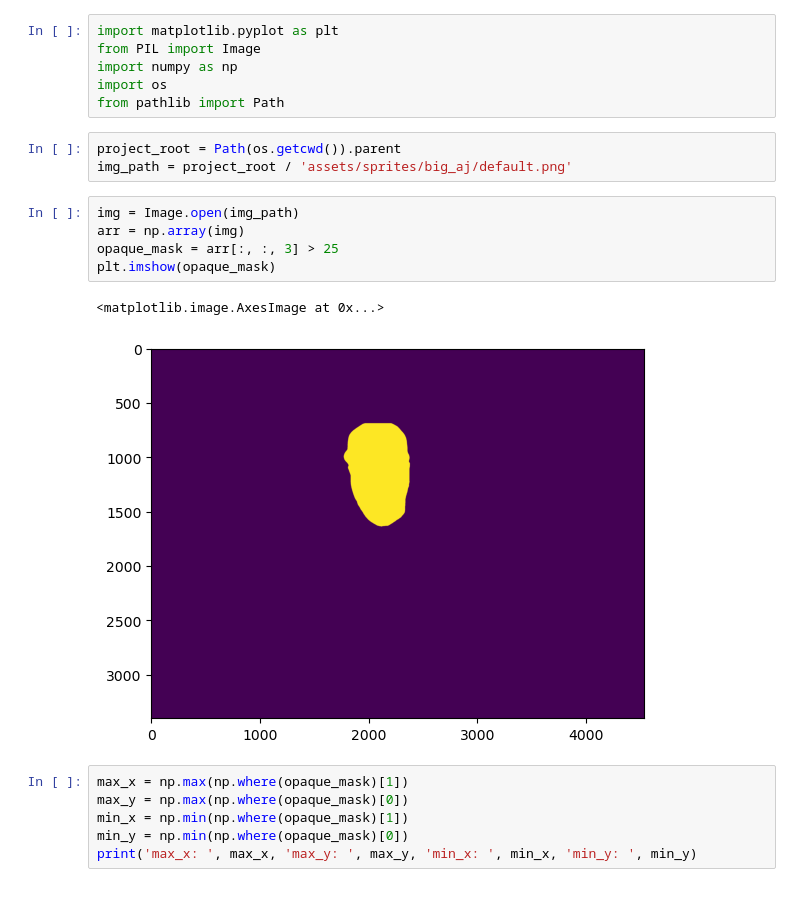
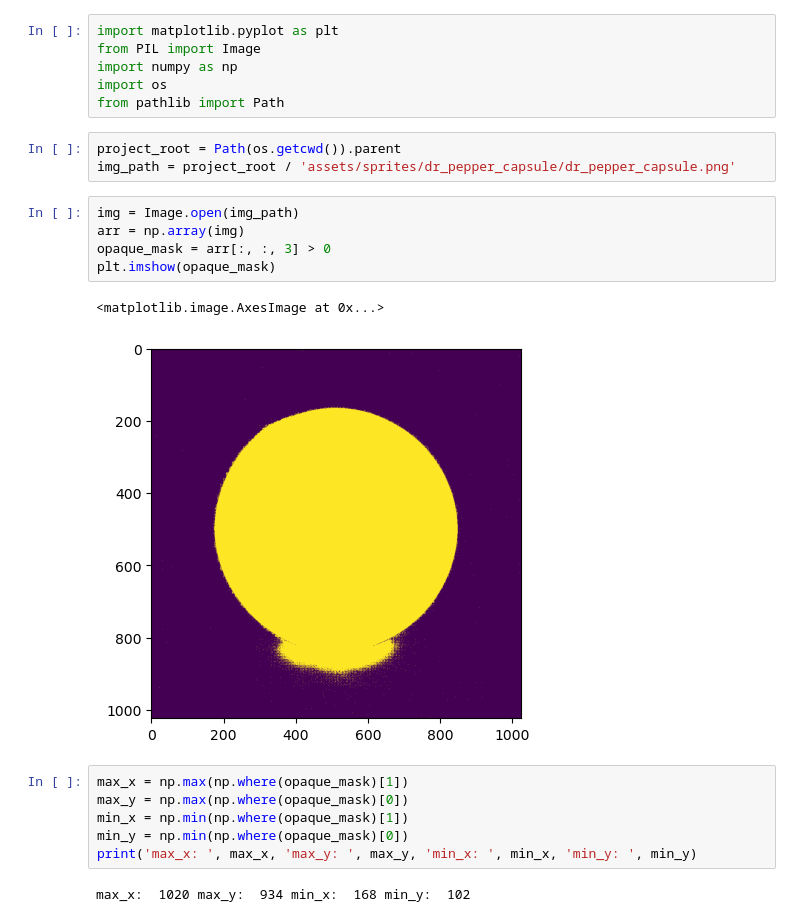
Before and after one commit to mweik23/satisfying_sims, a Jupyter notebook: notebooks/examine_image.ipynb, the cells around one changed output. Cells and saved outputs as stored; diff of their text form.

```diff
--- a/notebooks/examine_image.ipynb
+++ b/notebooks/examine_image.ipynb
@@ -6,18 +6,20 @@ import os
 from pathlib import Path
 # %%
 project_root = Path(os.getcwd()).parent
-img_path = project_root / 'assets/sprites/big_aj/default.png'
+img_path = project_root / 'assets/sprites/dr_pepper_capsule/dr_pepper_capsule.png'
 # %%
 img = Image.open(img_path)
 arr = np.array(img)
-opaque_mask = arr[:, :, 3] > 25
+opaque_mask = arr[:, :, 3] > 0
 plt.imshow(opaque_mask)
 # %% [output]
 <matplotlib.image.AxesImage at 0x...>
-[figure, old version]
+[figure, new version]
 # %%
 max_x = np.max(np.where(opaque_mask)[1])
 max_y = np.max(np.where(opaque_mask)[0])
 min_x = np.min(np.where(opaque_mask)[1])
 min_y = np.min(np.where(opaque_mask)[0])
 print('max_x: ', max_x, 'max_y: ', max_y, 'min_x: ', min_x, 'min_y: ', min_y)
+# %% [output]
+max_x:  1020 max_y:  934 min_x:  168 min_y:  102
```
Also changed, not shown: parts of 3 cells of this notebook, 31 other files.
